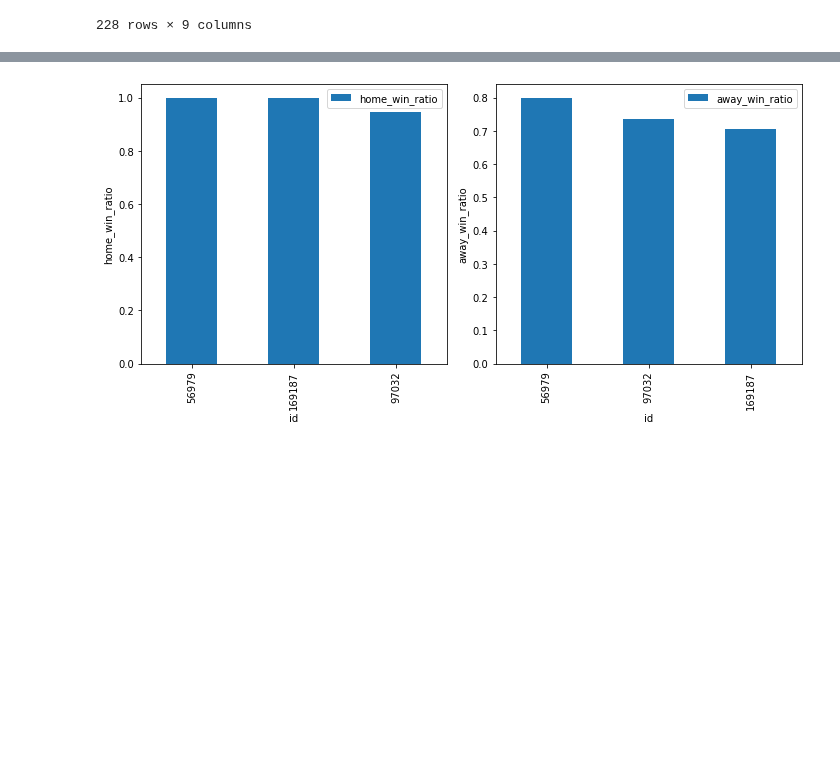
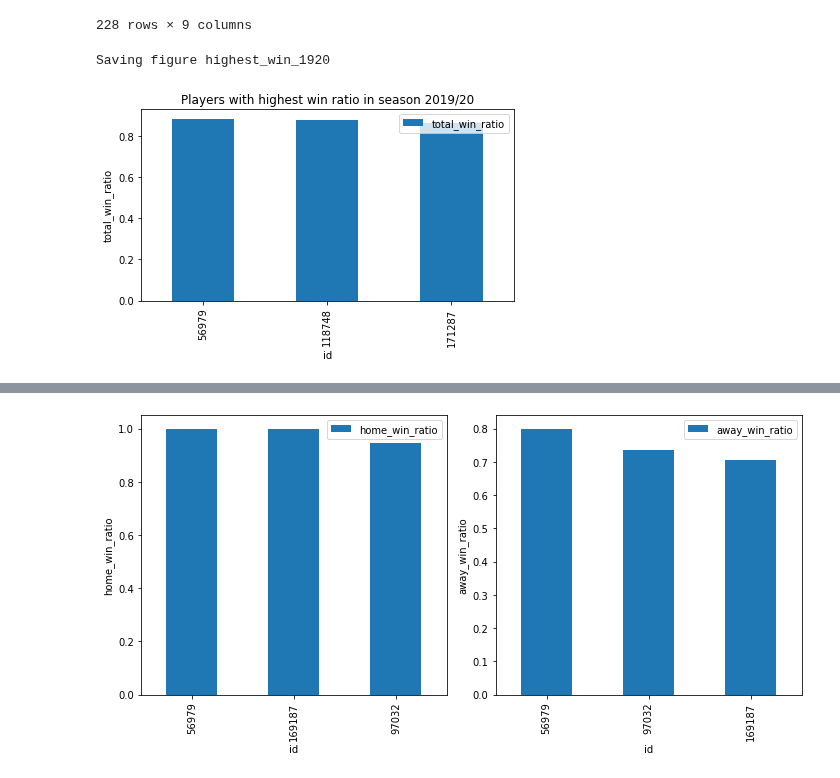
Before and after one commit to minhngt62/ds-epl-matches, a Jupyter notebook: notebooks/03.4_eda_on_integrated_data.ipynb, the cells around one changed output, grey strips where cells are left out. Saved outputs shown, nothing was run; the diff lists cells and outputs as text; code cells hidden in the pictures; blank space fills up the shorter version.

```diff
--- a/notebooks/03.4_eda_on_integrated_data.ipynb
+++ b/notebooks/03.4_eda_on_integrated_data.ipynb
@@ -354,3 +354,28 @@ id_result_1920
 | 226 | 102057 | 8 | 4 | 8 | 19 | 7 | ... |
 | 227 | 153127 | 5 | 3 | 5 | 15 | 4 | ... |
 228 rows × 9 columns
+# %%
+id_result_1920["total_played"] = id_result_1920["home_played"] + id_result_1920["away_played"]
+id_result_1920["total_win_count"] = id_result_1920["home_win_count"] + id_result_1920["away_win_count"]
+id_result_1920["total_lose_count"] = id_result_1920["home_lose_count"] + id_result_1920["away_lose_count"]
+id_result_1920["total_draw_count"] = id_result_1920["home_draw_count"] + id_result_1920["away_draw_count"]
+# %%
+# Calculate home win ratio
+id_result_1920['total_win_ratio'] = id_result_1920.apply(lambda x: x['total_win_count'] / x['total_played'] if x['total_played'] != 0 else 0, axis=1)
+
+# Sort by home win ratio
+id_result_1920.sort_values(by='total_win_ratio', ascending=False, inplace=True)
+
+# Select the first 3 players
+id_result_1920 = id_result_1920.head(3)
+# plot
+# fig, ax = plt.plot(figsize=(10, 5))
+
+fig = id_result_1920.plot(kind='bar', x='id', y='total_win_ratio', legend=True)
+fig.set_xlabel("id")
+fig.set_ylabel("total_win_ratio")
+fig.set_title("Players with highest win ratio in season 2019/20")
+save_fig("highest_win_1920")
+# %% [output]
+Saving figure highest_win_1920
+[figure, added]
```
Also changed, not shown: parts of 7 cells of this notebook, 3 other files.
